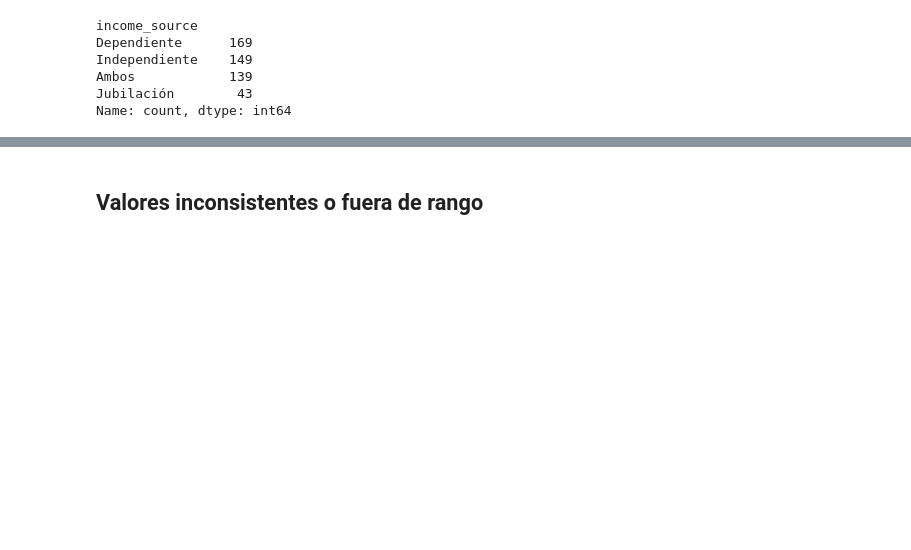
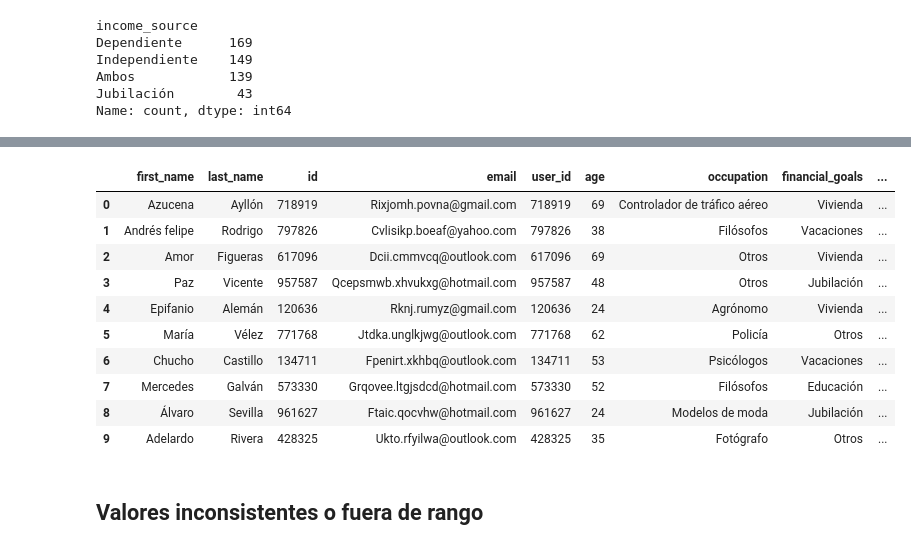
Before and after one commit to No-Country-simulation/h4-05-fintech, a Jupyter notebook: data/notebooks/preprocesing/financial_profile_etl.ipynb, the cells around one changed output, grey strips where cells are left out. Cells and saved outputs as stored; diff of their text form; code cells hidden in the pictures; blank space fills up the shorter version.

```diff
--- a/data/data_analysis/etl_eda/financial_profile_arg.ipynb
+++ b/data/notebooks/preprocesing/financial_profile_etl.ipynb
@@ -278,0 +345,14 @@ Name: count, dtype: int64
+# %%
+df.head(10)
+# %% [output]
+|  | first_name | last_name | id | email | user_id | age | occupation | financial_goals | ... |
+| 0 | Azucena | Ayllón | 718919 | Rixjomh.povna@gmail.com | 718919 | 69 | Controlador de tráfico aéreo | Vivienda | ... |
+| 1 | Andrés felipe | Rodrigo | 797826 | Cvlisikp.boeaf@yahoo.com | 797826 | 38 | Filósofos | Vacaciones | ... |
+| 2 | Amor | Figueras | 617096 | Dcii.cmmvcq@outlook.com | 617096 | 69 | Otros | Vivienda | ... |
+| 3 | Paz | Vicente | 957587 | Qcepsmwb.xhvukxg@hotmail.com | 957587 | 48 | Otros | Jubilación | ... |
+| 4 | Epifanio | Alemán | 120636 | Rknj.rumyz@gmail.com | 120636 | 24 | Agrónomo | Vivienda | ... |
+| 5 | María | Vélez | 771768 | Jtdka.unglkjwg@outlook.com | 771768 | 62 | Policía | Otros | ... |
+| 6 | Chucho | Castillo | 134711 | Fpenirt.xkhbq@outlook.com | 134711 | 53 | Psicólogos | Vacaciones | ... |
+| 7 | Mercedes | Galván | 573330 | Grqovee.ltgjsdcd@hotmail.com | 573330 | 52 | Filósofos | Educación | ... |
+| 8 | Álvaro | Sevilla | 961627 | Ftaic.qocvhw@hotmail.com | 961627 | 24 | Modelos de moda | Jubilación | ... |
+| 9 | Adelardo | Rivera | 428325 | Ukto.rfyilwa@outlook.com | 428325 | 35 | Fotógrafo | Otros | ... |
```
Also changed, not shown: parts of 26 cells of this notebook, 4 other files.
